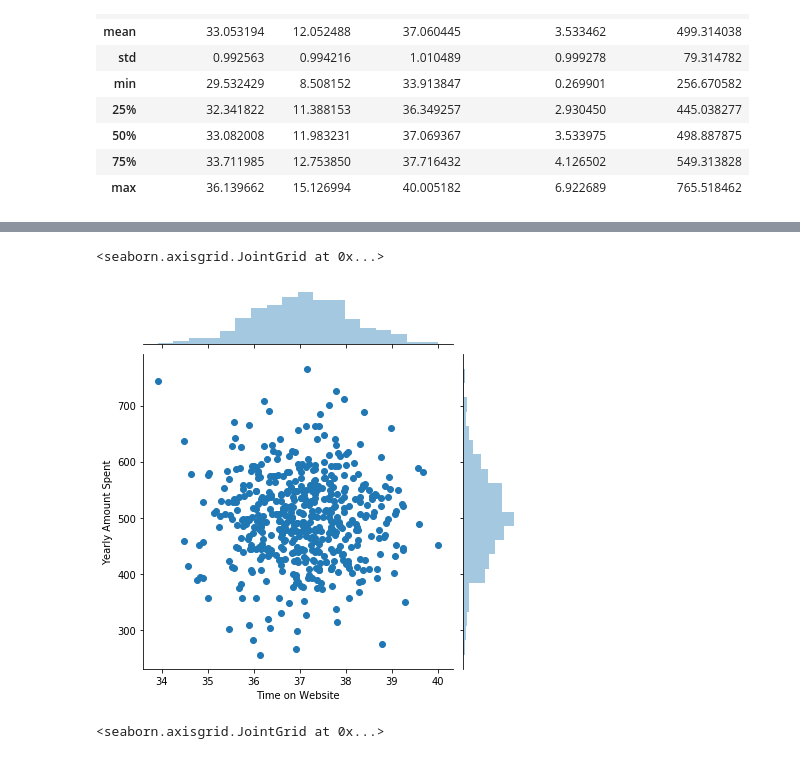
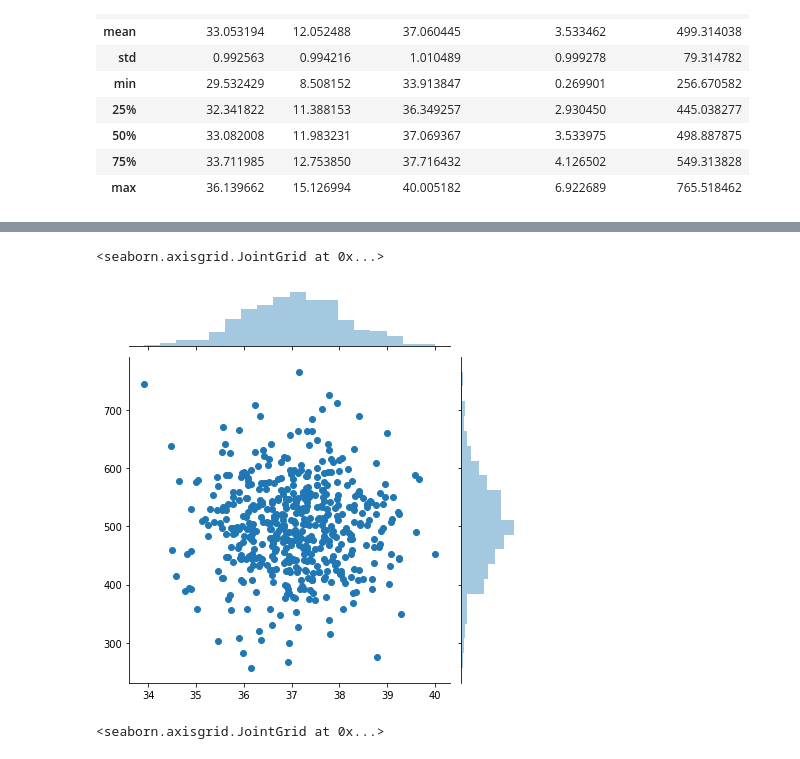
Before and after one commit to mutoromike/Machine-Learning, a Jupyter notebook: linear_regression/02-Linear Regression Project.ipynb, the cells around one changed output, grey strips where cells are left out. Drawn from its saved outputs; the diff is of its cells as text; code cells hidden in the pictures.

```diff
--- a/linear_regression/02-Linear Regression Project.ipynb
+++ b/linear_regression/02-Linear Regression Project.ipynb
@@ -48,11 +59,11 @@ memory usage: 31.4+ KB
 # %%
 """Use seaborn to create a jointplot to compare the Time on Website and Yearly Amount Spent columns.
 Does the correlation make sense?"""
 # sns.
-sns.jointplot(data["Time on Website"], data["Yearly Amount Spent"])
+sns.jointplot(data=data, x=["Time on Website"], y=["Yearly Amount Spent"])
 # %% [output]
 <seaborn.axisgrid.JointGrid at 0x...>
-[figure, old version]
+[figure, new version]
 # %%
 # Repeating the above but with TIME ON APP
 sns.jointplot(data["Time on App"], data["Yearly Amount Spent"])
```
Also changed, not shown: parts of 27 cells of this notebook.
